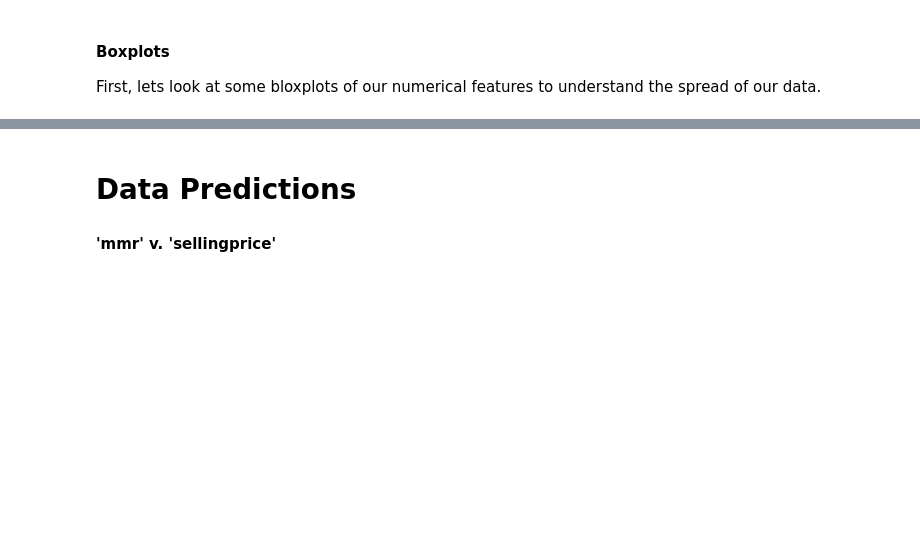
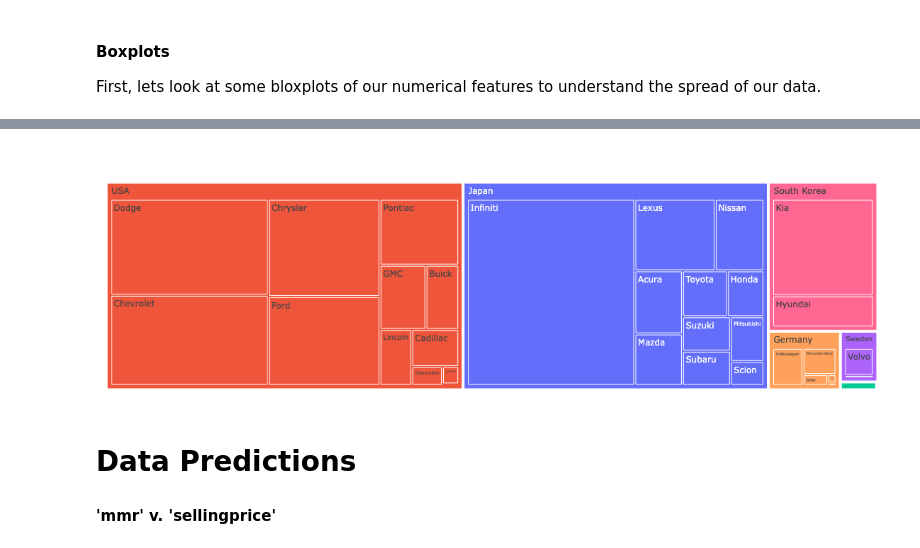
Before and after one commit to skyrez18/ds3870_final_project, a Jupyter notebook: FINAL.ipynb, the cells around one changed output, grey strips where cells are left out. Cells and saved outputs as stored; diff of their text form; code cells hidden in the pictures; blank space fills up the shorter version.

```diff
--- a/FINAL.ipynb
+++ b/FINAL.ipynb
@@ -330,3 +354,61 @@ sns.heatmap(
+# %%
+import plotly.express as px
+# Sample data
+treemap_df = df2['make'].value_counts().reset_index()
+treemap_df.columns = ['make', 'count']
+
+make_to_country = {
+    "Infiniti": "Japan",
+    "Dodge": "USA",
+    "Chevrolet": "USA",
+    "Chrysler": "USA",
+    "Kia": "South Korea",
+    "Ford": "USA",
+    "Lexus": "Japan",
+    "Pontiac": "USA",
+    "Nissan": "Japan",
+    "Hyundai": "South Korea",
+    "Acura": "Japan",
+    "GMC": "USA",
+    "Mazda": "Japan",
+    "Buick": "USA",
+    "Toyota": "Japan",
+    "Lincoln": "USA",
+    "Volkswagen": "Germany",
+    "Cadillac": "USA",
+    "Honda": "Japan",
+    "Suzuki": "Japan",
+    "Subaru": "Japan",
+    "Volvo": "Sweden",
+    "Mitsubishi": "Japan",
+    "Mercedes-Benz": "Germany",
+    "Scion": "Japan",
+    "Oldsmobile": "USA",
+    "BMW": "Germany",
+    "HUMMER": "USA",
+    "Land Rover": "UK",
+    "Saab": "Sweden",
+    "Audi": "Germany",
+    "Porsche": "Germany",
+    "Plymouth": "USA",
+    "FIAT": "Italy",
+    "Maserati": "Italy"
+}
+
+treemap_df['country'] = treemap_df['make'].map(make_to_country)
+
+fig = px.treemap(
+    treemap_df,
+    path=['country','make'],
+    values='count',
+    color='country',
+    color_continuous_scale='Cividis',
+    color_continuous_midpoint=treemap_df['count'].median())
+
+fig.update_layout(margin=dict(t=30, l=10, r=10, b=10))
+fig.show()
+# %% [output]
+[figure, added]
 # %% [markdown]
 # Data Predictions
 #### 'mmr' v. 'sellingprice'
```
Also changed, not shown: parts of 39 cells of this notebook.
